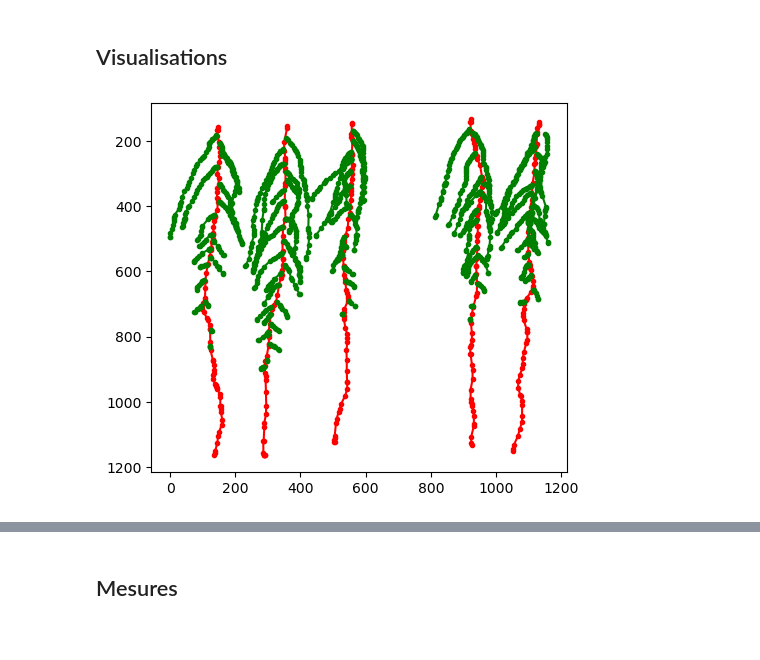
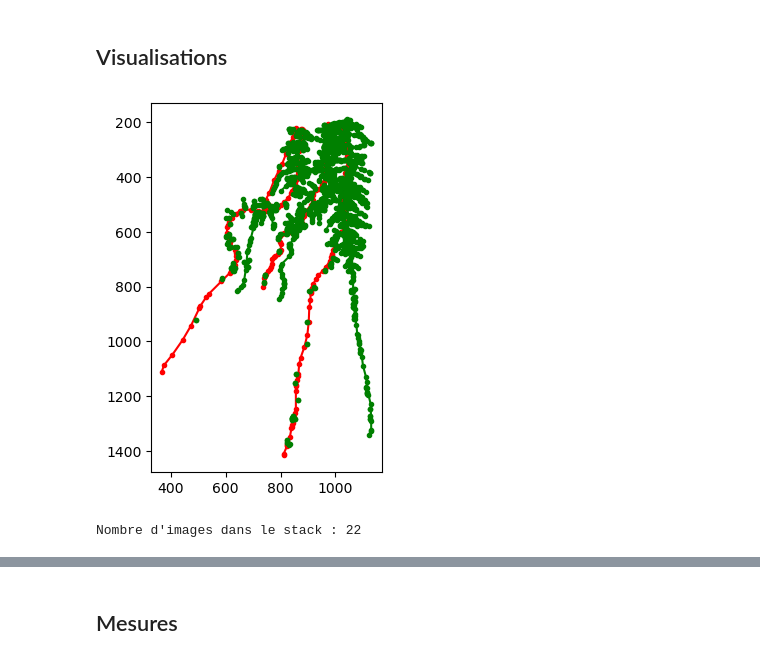
Before and after one commit to Money-eng/Benchmark_RST, a Jupyter notebook: notebook_rsml.ipynb, the cells around one changed output, grey strips where cells are left out. Saved outputs shown, nothing was run; the diff lists cells and outputs as text; code cells hidden in the pictures.

```diff
--- a/notebook_rsml.ipynb
+++ b/notebook_rsml.ipynb
@@ -92,9 +105,20 @@ def get_corresponding_time_in_hours(graph: MTG, time):
 # %% [markdown]
 ## Visualisations
 # %%
-rsml_path = "/home/loai/Documents/code/RSMLExtraction/Results/Reconstruction_Unet_cldice_dice/Unet_cldice_dice_257/Val/230629PN031/61_prediction_before_expertized_graph.rsml" # "chemin/vers/fichier.rsml" # chemin vers le fichier rsml à étudier
-graph = rsml2mtg(rsml_path) # transformation du fichier rsml en graph
+rsml_path = "/home/loai/Documents/code/RSMLExtraction/temp/jean_trap/61_graph.rsml" # "chemin/vers/fichier.rsml" # chemin vers le fichier rsml à étudier
+graph = rsml2mtg(rsml_path)
 
 plot2d(graph)  # requires matplotlib
 # %% [output]
-[figure, old version]
+[figure, new version]
+# %%
+from tifffile import TiffFile
+
+img_path = "/home/loai/Documents/code/RSMLExtraction/temp/zinput/22_registered_stack.tif"
+img_slices = np.array([])
+with TiffFile(img_path) as tif:
+    nb_images = len(tif.pages)
+    img_slices = np.array([tif.pages[i].asarray() for i in range(nb_images)])
+print("Nombre d'images dans le stack :", nb_images)
+# %% [output]
+Nombre d'images dans le stack : 22
```
Also changed, not shown: parts of 43 cells of this notebook, 7 other files.
